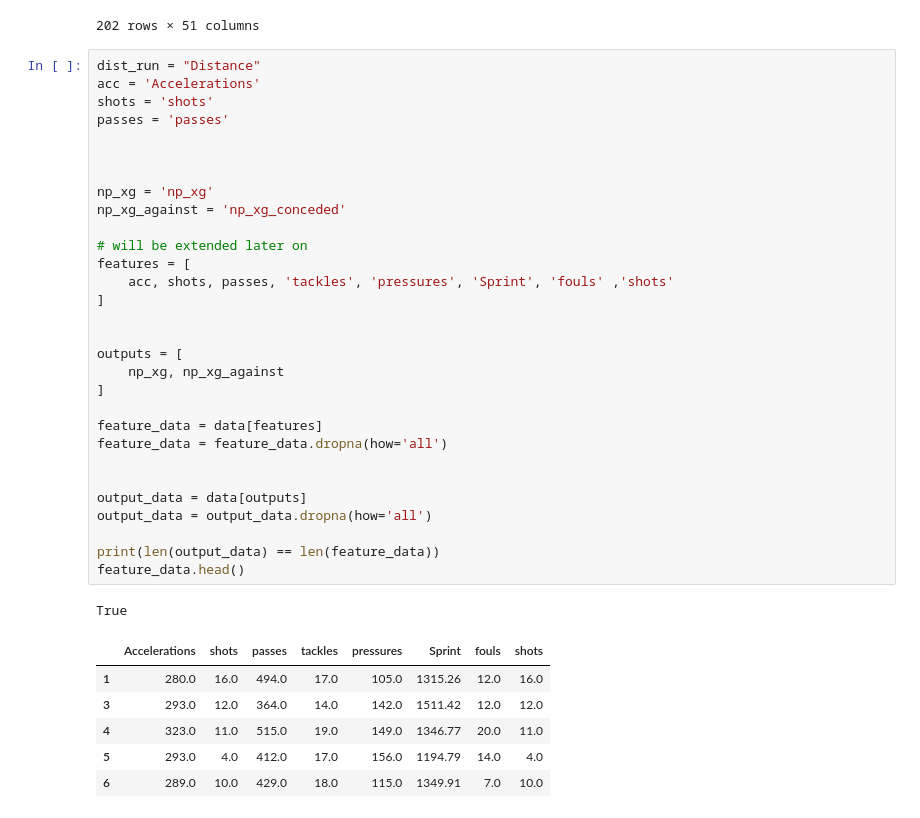
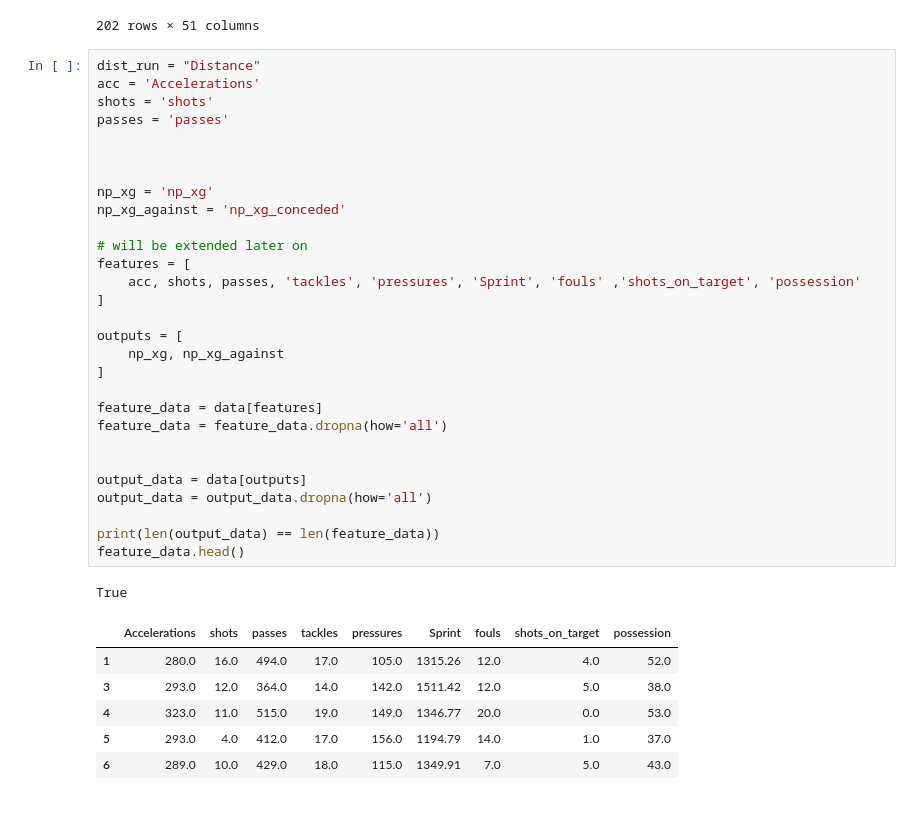
Before and after one commit to gangel27/whack_2024, a Jupyter notebook: George/main.ipynb, the cells around one changed output. Saved outputs shown, nothing was run; the diff lists cells and outputs as text.

```diff
--- a/George/main.ipynb
+++ b/George/main.ipynb
@@ -46,38 +48,37 @@ data.dropna(how='all')
 # %%
 dist_run = "Distance"
 acc = 'Accelerations'
 shots = 'shots'
 passes = 'passes'
 
 
 
 np_xg = 'np_xg'
 np_xg_against = 'np_xg_conceded'
 
 # will be extended later on
 features = [
-    acc, shots, passes, 'tackles', 'pressures', 'Sprint', 'fouls' ,'shots'
+    acc, shots, passes, 'tackles', 'pressures', 'Sprint', 'fouls' ,'shots_on_target', 'possession'
 ]
-
 
 outputs = [
     np_xg, np_xg_against
 ]
 
 feature_data = data[features]
 feature_data = feature_data.dropna(how='all')
 
 
 output_data = data[outputs]
 output_data = output_data.dropna(how='all')
 
 print(len(output_data) == len(feature_data))
 feature_data.head()
 # %% [output]
 True
-|  | Accelerations | shots | passes | tackles | pressures | Sprint | fouls | shots |
-| 1 | 280.0 | 16.0 | 494.0 | 17.0 | 105.0 | 1315.26 | 12.0 | 16.0 |
-| 3 | 293.0 | 12.0 | 364.0 | 14.0 | 142.0 | 1511.42 | 12.0 | 12.0 |
-| 4 | 323.0 | 11.0 | 515.0 | 19.0 | 149.0 | 1346.77 | 20.0 | 11.0 |
-| 5 | 293.0 | 4.0 | 412.0 | 17.0 | 156.0 | 1194.79 | 14.0 | 4.0 |
-| 6 | 289.0 | 10.0 | 429.0 | 18.0 | 115.0 | 1349.91 | 7.0 | 10.0 |
+|  | Accelerations | shots | passes | tackles | pressures | Sprint | fouls | shots_on_target | possession |
+| 1 | 280.0 | 16.0 | 494.0 | 17.0 | 105.0 | 1315.26 | 12.0 | 4.0 | 52.0 |
+| 3 | 293.0 | 12.0 | 364.0 | 14.0 | 142.0 | 1511.42 | 12.0 | 5.0 | 38.0 |
+| 4 | 323.0 | 11.0 | 515.0 | 19.0 | 149.0 | 1346.77 | 20.0 | 0.0 | 53.0 |
+| 5 | 293.0 | 4.0 | 412.0 | 17.0 | 156.0 | 1194.79 | 14.0 | 1.0 | 37.0 |
+| 6 | 289.0 | 10.0 | 429.0 | 18.0 | 115.0 | 1349.91 | 7.0 | 5.0 | 43.0 |
```
Also changed, not shown: parts of 4 cells of this notebook.
